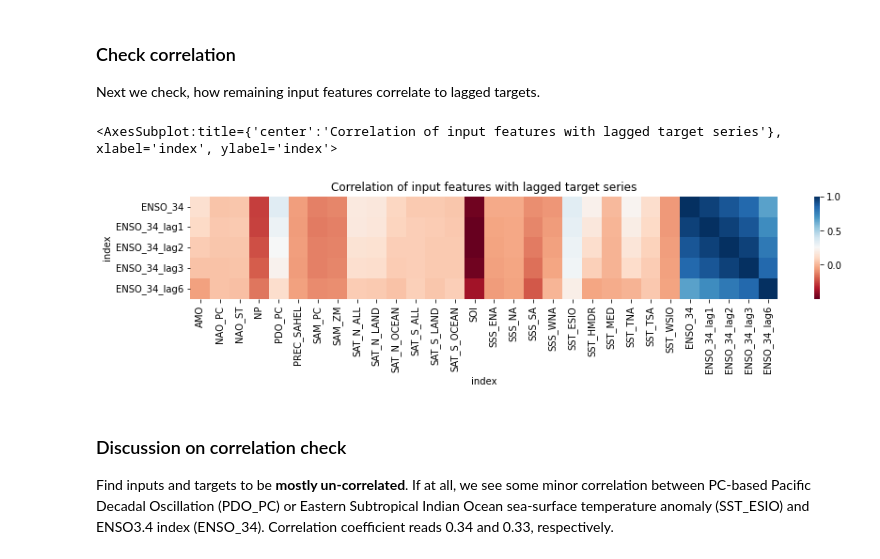
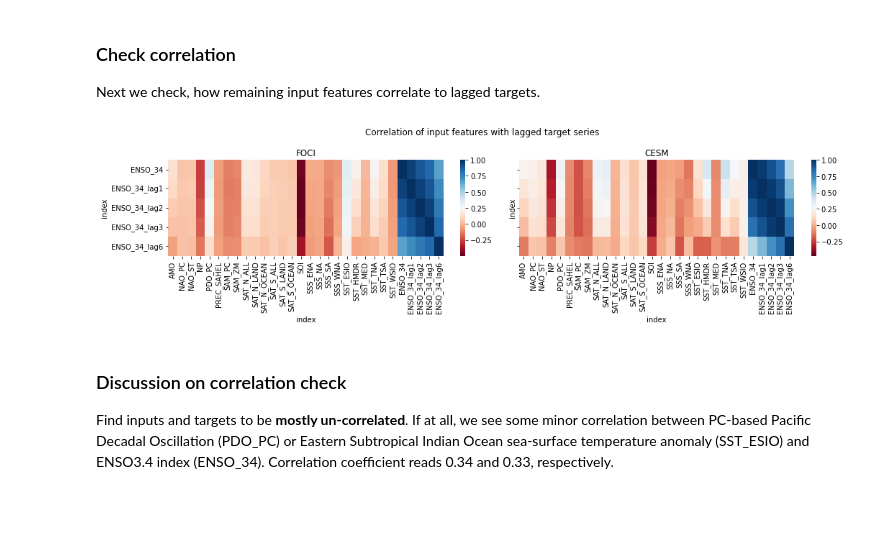
Before and after one commit to MarcoLandtHayen/cicmod_application, a Jupyter notebook: notebooks/02_enso_prediction_nils.ipynb, the cells around one changed output. Cells and saved outputs as stored; diff of their text form; code cells hidden in the pictures; blank space fills up the shorter version.

```diff
--- a/notebooks/02_enso_prediction_nils.ipynb
+++ b/notebooks/02_enso_prediction_nils.ipynb
@@ -16,6 +16,7 @@ import pandas as pd
 import numpy as np
 import seaborn as sns
 from matplotlib import pyplot as plt
+import inspect
 
 import tensorflow as tf
 from tensorflow.keras import Sequential
@@ -40,7 +41,11 @@ import tensorflow.keras.initializers as tfi
 import tensorflow.keras.regularizers as tfr
 from tensorflow.keras.utils import plot_model
 from tensorflow.keras import backend as K
-from tensorflow.keras.activations import relu
+
 from cicmod_application.preprocessing import split_sequence
 
 from numpy.testing import assert_allclose, assert_almost_equal
+# online
+# CSV_PATH = "https://github.com/MarcoLandtHayen/climate_index_collection/releases/download/v2022.09.09.1/climate_indices.csv"
+# offline
+CSV_PATH = "climate_indices.csv"
@@ -49,10 +58,7 @@ from numpy.testing import assert_allclose, assert_almost_equal
 
 Load collection of climate indices directly from GitHub release.
 # %%
-data_url = (
-    "climate_indices.csv"
-)
-climind = pd.read_csv(data_url)
+climind = pd.read_csv(CSV_PATH)
 
 # Set index:
 climind = climind.set_index(["model","year","month","index"]).unstack(level=-1)["value"]
@@ -105,6 +111,7 @@ input_CESM = input_CESM[:-6]
 target_FOCI = target_FOCI[:-6]
 target_CESM = target_CESM[:-6]
 
+
 # Add lagged targets as new columns:
 target_FOCI['ENSO_34_lag1'] = target_FOCI_lag1
 target_FOCI['ENSO_34_lag2'] = target_FOCI_lag2
@@ -115,11 +122,23 @@ target_CESM['ENSO_34_lag2'] = target_CESM_lag2
 target_CESM['ENSO_34_lag3'] = target_CESM_lag3
 target_CESM['ENSO_34_lag6'] = target_CESM_lag6
 
+# Create dictonaries
+model_names = ["FOCI", "CESM"]
+
+input_dict = dict(
+    FOCI = input_FOCI,
+    CESM = input_CESM,
+)
+target_dict = dict(
+    FOCI = target_FOCI,
+    CESM = target_CESM,
+)
+target_featur_names = target_dict["FOCI"].columns
 # Check dimensions:
-print("FOCI inputs shape (time steps, features): ", input_FOCI.shape)
-print("CESM inputs shape (time steps, features): ", input_CESM.shape)
-print("\nFOCI target shape (time steps, features): ", target_FOCI.shape)
-print("CESM target shape (time steps, features): ", target_CESM.shape)
+print("FOCI inputs shape (time steps, features): ", input_dict["FOCI"].shape)
+print("CESM inputs shape (time steps, features): ", input_dict["CESM"].shape)
+print("\nFOCI target shape (time steps, features): ", target_dict["FOCI"].shape)
+print("CESM target shape (time steps, features): ", target_dict["CESM"].shape)
 # %% [output]
 FOCI inputs shape (time steps, features):  (11994, 25)
 CESM inputs shape (time steps, features):  (11982, 25)
@@ -168,12 +182,17 @@ target_FOCI[:7]
 Next we check, how remaining input features correlate to lagged targets.
 # %%
 # Plot correlation of inputs and lagged target series as heatmap:
-fig, ax = plt.subplots(figsize=(14,2))
-plt.title('Correlation of input features with lagged target series')
-sns.heatmap(pd.concat([input_FOCI, target_FOCI], axis=1).corr()[-5:], cmap="RdBu", xticklabels=True, yticklabels=True)
+fig, axs = plt.subplots(figsize=(15, 4), ncols = 2, sharey = True)
+axs = axs.flatten()
+
+for i, m_name in enumerate(model_names):
+    axs[i].set_title(m_name)
+    sns.heatmap(pd.concat([input_dict[m_name], target_dict[m_name]], axis=1).corr()[-5:], ax =axs[i], cmap="RdBu", xticklabels=True, yticklabels=True)
+
+fig.suptitle('Correlation of input features with lagged target series')
+fig.tight_layout()
 # %% [output]
-<AxesSubplot:title={'center':'Correlation of input features with lagged target series'}, xlabel='index', ylabel='index'>
-[figure, old version]
+[figure, new version]
 # %% [markdown]
 ### Discussion on correlation check
 
```
Also changed, not shown: parts of 35 cells of this notebook.
